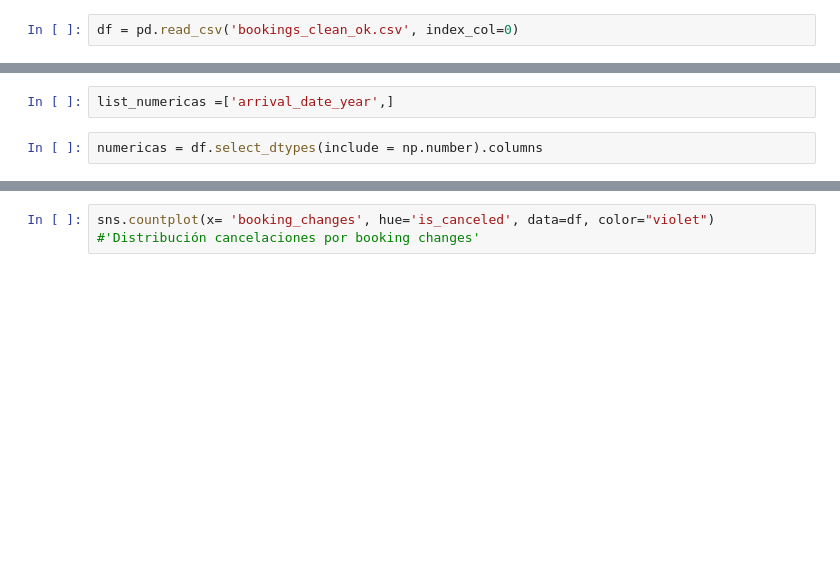
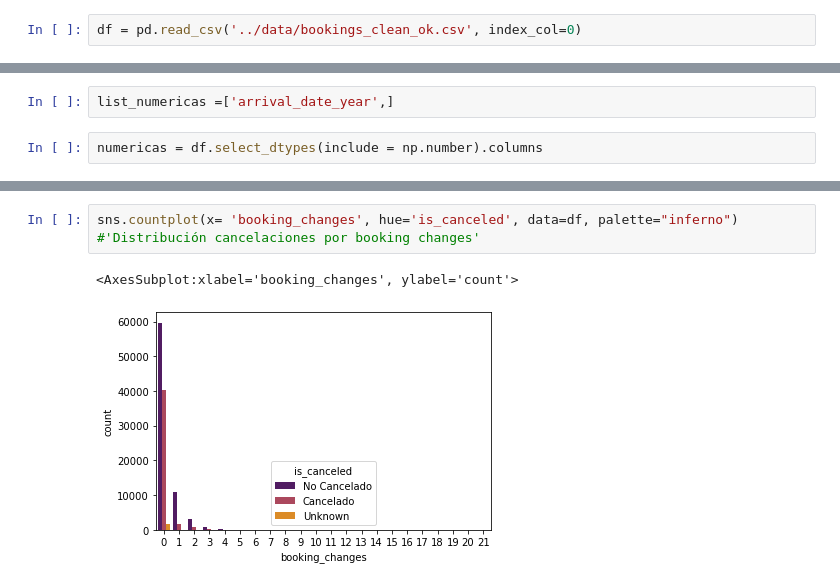
Before and after one commit to Adalab/proyecto-da-promof-modulo4-equipo5, a Jupyter notebook: notebooks/03_analisis.ipynb, the cells around one changed output, grey strips where cells are left out. Saved outputs shown, nothing was run; the diff lists cells and outputs as text; blank space fills up the shorter version.

```diff
--- a/notebooks/03_analisis.ipynb
+++ b/notebooks/03_analisis.ipynb
@@ -25,6 +25,6 @@ from datetime import datetime
 pd.set_option('display.max_columns', None) # para poder visualizar todas las columnas de los DataFrames
 #pd.set_option('display.max_rows', None) # para poder visualizar todas las filas de los DataFrames
 # %%
-df = pd.read_csv('bookings_clean_ok.csv', index_col=0)
+df = pd.read_csv('../data/bookings_clean_ok.csv', index_col=0)
 # %%
 df["is_canceled"].sample(5)
@@ -100,4 +167,7 @@ df.columns
 # %%
-sns.countplot(x= 'booking_changes', hue='is_canceled', data=df, color="violet")
+sns.countplot(x= 'booking_changes', hue='is_canceled', data=df, palette="inferno")
 #'Distribución cancelaciones por booking changes'
+# %% [output]
+<AxesSubplot:xlabel='booking_changes', ylabel='count'>
+[figure, added]
 # %%
```
Also changed, not shown: parts of 45 cells of this notebook.
